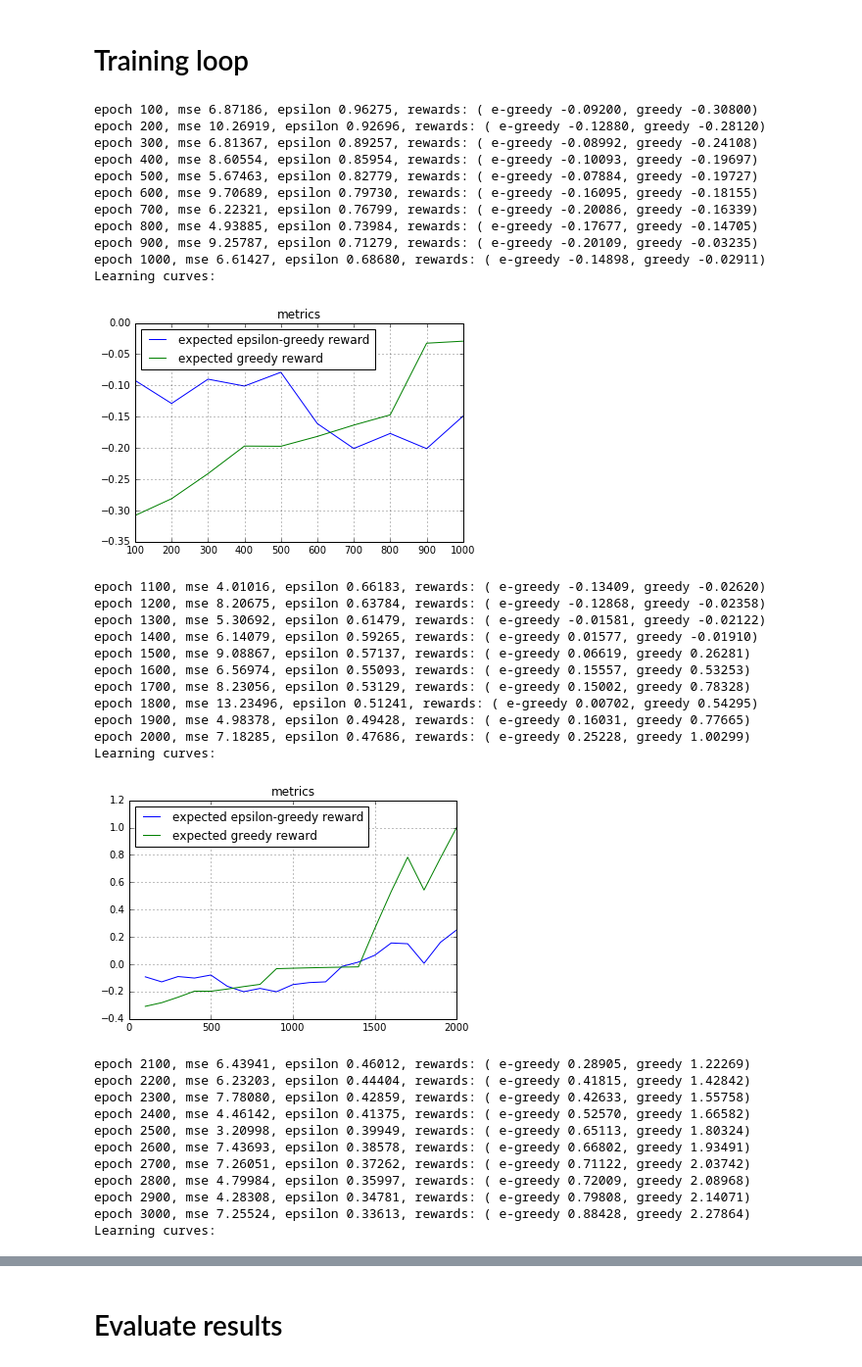
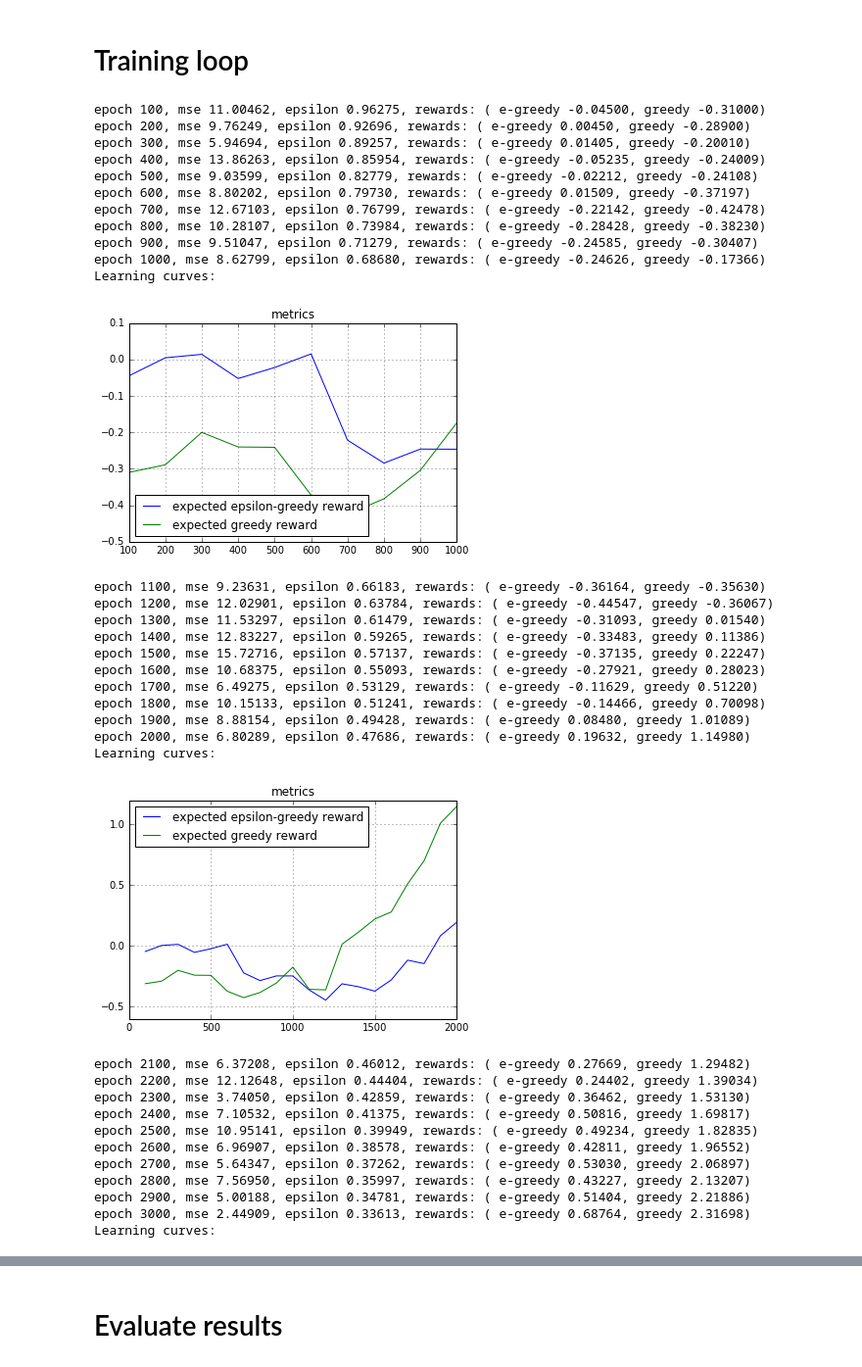
Before and after one commit to yandexdataschool/AgentNet, a Jupyter notebook: examples/Basic tutorial on Boolearn Reasoning problem.ipynb, the cells around one changed output, grey strips where cells are left out. Shown at 98% size. Saved outputs shown, nothing was run; the diff lists cells and outputs as text; code cells hidden in the pictures.

```diff
--- a/examples/Basic tutorial on Boolearn Reasoning problem.ipynb
+++ b/examples/Basic tutorial on Boolearn Reasoning problem.ipynb
@@ -69,7 +60,6 @@ from agentnet.resolver import EpsilonGreedyResolver
 from agentnet.memory.rnn import RNNCell
 from agentnet.agent import Agent
 # %%
-from lasagne.layers import InputLayer,DenseLayer
 
 #64 hidden neurons
 n_hid=64
@@ -90,20 +80,20 @@ rnn = RNNCell(prev_state_layer,
 
 
 #Qvalues estimator
-q_eval = DenseLayer(rnn,
+q_values = DenseLayer(rnn,
                     num_units = env.n_actions,
                     nonlinearity=lasagne.nonlinearities.linear,name="QEvaluator")
 
 
 
 #create epsilon-greedy resolver with default epsilon [theano shared]
-resolver = EpsilonGreedyResolver(q_eval,name="resolver")
+resolver = EpsilonGreedyResolver(q_values,name="resolver")
 
 
 #all together
 agent = Agent(observation_layer,
               {rnn:prev_state_layer},
-              q_eval,resolver)
+              q_values,resolver)
 # %% [markdown]
 ### More about memory layers
 
@@ -197,10 +177,10 @@ squarred_Qerror = qlearning.get_elementwise_objective(
     action_seq,
     rewards_seq,
     is_alive_seq,
-    gamma_or_gammas = 0.9)
+    gamma_or_gammas = 0.99)
 
 
-loss = squarred_Qerror.sum(axis = 1).mean()
+loss = squarred_Qerror.sum() / env.batch_size
 # %% [markdown]
 #### Compute weight updates
 # %%
@@ -208,7 +188,7 @@ updates = lasagne.updates.adadelta(loss,weights,learning_rate=0.1)
 # %% [markdown]
 #### expected total reward per session
 # %%
-mean_session_reward = rewards_seq.sum(axis=1).mean()
+mean_session_reward = rewards_seq.sum()/ env.batch_size
 #...
 # %% [markdown]
 # Compile train and evaluation functions
@@ -231,7 +216,7 @@ ma_reward_current = 0.
 ma_reward_greedy = 0.
 # %%
 n_epochs = 5000
-batch_size=25
+batch_size=10
 
 for i in range(n_epochs):
 
@@ -252,64 +237,64 @@ for i in range(n_epochs):
 
         ##update learning curves
         full_loss, avg_reward_current = evaluation_fun()
         ma_reward_current = (1-alpha)*ma_reward_current + alpha*avg_reward_current
         score_log["expected epsilon-greedy reward"][epoch_counter] = ma_reward_current
 
 
 
         #greedy train
         resolver.epsilon.set_value(0)
         avg_reward_greedy = evaluation_fun()[-1]
         ma_reward_greedy = (1-alpha)*ma_reward_greedy + alpha*avg_reward_greedy
         score_log["expected greedy reward"][epoch_counter] = ma_reward_greedy
 
 
         #back to epsilon-greedy
         resolver.epsilon.set_value(np.float32(current_epsilon))
 
         print("epoch %i, mse %.5f, epsilon %.5f, rewards: ( e-greedy %.5f, greedy %.5f) "%(
             epoch_counter,full_loss,current_epsilon,ma_reward_current,ma_reward_greedy))
 
 
     #visualize learning curve and sample sessions
     if epoch_counter %1000 ==0:
         print("Learning curves:")
         score_log.plot()
 
     epoch_counter  +=1
 # %% [output]
-epoch 100, mse 6.87186, epsilon 0.96275, rewards: ( e-greedy -0.09200, greedy -0.30800)
-epoch 200, mse 10.26919, epsilon 0.92696, rewards: ( e-greedy -0.12880, greedy -0.28120)
-epoch 300, mse 6.81367, epsilon 0.89257, rewards: ( e-greedy -0.08992, greedy -0.24108)
-epoch 400, mse 8.60554, epsilon 0.85954, rewards: ( e-greedy -0.10093, greedy -0.19697)
-epoch 500, mse 5.67463, epsilon 0.82779, rewards: ( e-greedy -0.07884, greedy -0.19727)
-epoch 600, mse 9.70689, epsilon 0.79730, rewards: ( e-greedy -0.16095, greedy -0.18155)
-epoch 700, mse 6.22321, epsilon 0.76799, rewards: ( e-greedy -0.20086, greedy -0.16339)
-epoch 800, mse 4.93885, epsilon 0.73984, rewards: ( e-greedy -0.17677, greedy -0.14705)
-epoch 900, mse 9.25787, epsilon 0.71279, rewards: ( e-greedy -0.20109, greedy -0.03235)
-epoch 1000, mse 6.61427, epsilon 0.68680, rewards: ( e-greedy -0.14898, greedy -0.02911)
+epoch 100, mse 11.00462, epsilon 0.96275, rewards: ( e-greedy -0.04500, greedy -0.31000)
+epoch 200, mse 9.76249, epsilon 0.92696, rewards: ( e-greedy 0.00450, greedy -0.28900)
+epoch 300, mse 5.94694, epsilon 0.89257, rewards: ( e-greedy 0.01405, greedy -0.20010)
+epoch 400, mse 13.86263, epsilon 0.85954, rewards: ( e-greedy -0.05235, greedy -0.24009)
+epoch 500, mse 9.03599, epsilon 0.82779, rewards: ( e-greedy -0.02212, greedy -0.24108)
+epoch 600, mse 8.80202, epsilon 0.79730, rewards: ( e-greedy 0.01509, greedy -0.37197)
+epoch 700, mse 12.67103, epsilon 0.76799, rewards: ( e-greedy -0.22142, greedy -0.42478)
+epoch 800, mse 10.28107, epsilon 0.73984, rewards: ( e-greedy -0.28428, greedy -0.38230)
+epoch 900, mse 9.51047, epsilon 0.71279, rewards: ( e-greedy -0.24585, greedy -0.30407)
+epoch 1000, mse 8.62799, epsilon 0.68680, rewards: ( e-greedy -0.24626, greedy -0.17366)
 Learning curves:
-[figure, old version]
+[figure, new version]
-epoch 1100, mse 4.01016, epsilon 0.66183, rewards: ( e-greedy -0.13409, greedy -0.02620)
-epoch 1200, mse 8.20675, epsilon 0.63784, rewards: ( e-greedy -0.12868, greedy -0.02358)
-epoch 1300, mse 5.30692, epsilon 0.61479, rewards: ( e-greedy -0.01581, greedy -0.02122)
-epoch 1400, mse 6.14079, epsilon 0.59265, rewards: ( e-greedy 0.01577, greedy -0.01910)
-epoch 1500, mse 9.08867, epsilon 0.57137, rewards: ( e-greedy 0.06619, greedy 0.26281)
-epoch 1600, mse 6.56974, epsilon 0.55093, rewards: ( e-greedy 0.15557, greedy 0.53253)
-epoch 1700, mse 8.23056, epsilon 0.53129, rewards: ( e-greedy 0.15002, greedy 0.78328)
-epoch 1800, mse 13.23496, epsilon 0.51241, rewards: ( e-greedy 0.00702, greedy 0.54295)
-epoch 1900, mse 4.98378, epsilon 0.49428, rewards: ( e-greedy 0.16031, greedy 0.77665)
-epoch 2000, mse 7.18285, epsilon 0.47686, rewards: ( e-greedy 0.25228, greedy 1.00299)
+epoch 1100, mse 9.23631, epsilon 0.66183, rewards: ( e-greedy -0.36164, greedy -0.35630)
+epoch 1200, mse 12.02901, epsilon 0.63784, rewards: ( e-greedy -0.44547, greedy -0.36067)
+epoch 1300, mse 11.53297, epsilon 0.61479, rewards: ( e-greedy -0.31093, greedy 0.01540)
+epoch 1400, mse 12.83227, epsilon 0.59265, rewards: ( e-greedy -0.33483, greedy 0.11386)
+epoch 1500, mse 15.72716, epsilon 0.57137, rewards: ( e-greedy -0.37135, greedy 0.22247)
+epoch 1600, mse 10.68375, epsilon 0.55093, rewards: ( e-greedy -0.27921, greedy 0.28023)
+epoch 1700, mse 6.49275, epsilon 0.53129, rewards: ( e-greedy -0.11629, greedy 0.51220)
+epoch 1800, mse 10.15133, epsilon 0.51241, rewards: ( e-greedy -0.14466, greedy 0.70098)
+epoch 1900, mse 8.88154, epsilon 0.49428, rewards: ( e-greedy 0.08480, greedy 1.01089)
+epoch 2000, mse 6.80289, epsilon 0.47686, rewards: ( e-greedy 0.19632, greedy 1.14980)
 Learning curves:
-[figure, old version]
+[figure, new version]
-epoch 2100, mse 6.43941, epsilon 0.46012, rewards: ( e-greedy 0.28905, greedy 1.22269)
-epoch 2200, mse 6.23203, epsilon 0.44404, rewards: ( e-greedy 0.41815, greedy 1.42842)
-epoch 2300, mse 7.78080, epsilon 0.42859, rewards: ( e-greedy 0.42633, greedy 1.55758)
-epoch 2400, mse 4.46142, epsilon 0.41375, rewards: ( e-greedy 0.52570, greedy 1.66582)
-epoch 2500, mse 3.20998, epsilon 0.39949, rewards: ( e-greedy 0.65113, greedy 1.80324)
-epoch 2600, mse 7.43693, epsilon 0.38578, rewards: ( e-greedy 0.66802, greedy 1.93491)
-epoch 2700, mse 7.26051, epsilon 0.37262, rewards: ( e-greedy 0.71122, greedy 2.03742)
-epoch 2800, mse 4.79984, epsilon 0.35997, rewards: ( e-greedy 0.72009, greedy 2.08968)
-epoch 2900, mse 4.28308, epsilon 0.34781, rewards: ( e-greedy 0.79808, greedy 2.14071)
-epoch 3000, mse 7.25524, epsilon 0.33613, rewards: ( e-greedy 0.88428, greedy 2.27864)
+epoch 2100, mse 6.37208, epsilon 0.46012, rewards: ( e-greedy 0.27669, greedy 1.29482)
+epoch 2200, mse 12.12648, epsilon 0.44404, rewards: ( e-greedy 0.24402, greedy 1.39034)
+epoch 2300, mse 3.74050, epsilon 0.42859, rewards: ( e-greedy 0.36462, greedy 1.53130)
+epoch 2400, mse 7.10532, epsilon 0.41375, rewards: ( e-greedy 0.50816, greedy 1.69817)
+epoch 2500, mse 10.95141, epsilon 0.39949, rewards: ( e-greedy 0.49234, greedy 1.82835)
+epoch 2600, mse 6.96907, epsilon 0.38578, rewards: ( e-greedy 0.42811, greedy 1.96552)
+epoch 2700, mse 5.64347, epsilon 0.37262, rewards: ( e-greedy 0.53030, greedy 2.06897)
+epoch 2800, mse 7.56950, epsilon 0.35997, rewards: ( e-greedy 0.43227, greedy 2.13207)
+epoch 2900, mse 5.00188, epsilon 0.34781, rewards: ( e-greedy 0.51404, greedy 2.21886)
+epoch 3000, mse 2.44909, epsilon 0.33613, rewards: ( e-greedy 0.68764, greedy 2.31698)
 Learning curves:
```
Also changed, not shown: parts of 9 cells of this notebook.
